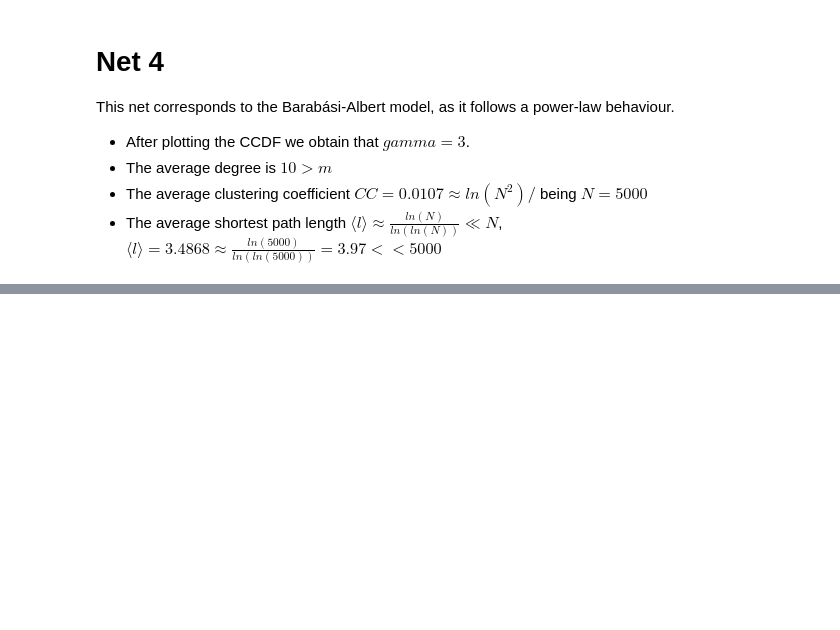
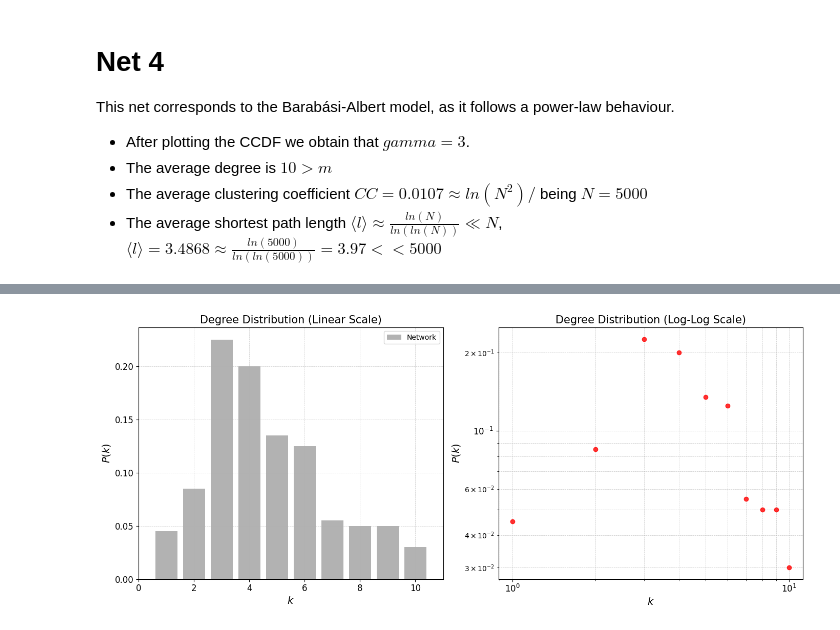
Before and after one commit to imiguelrodriguez/A1_ComplexNetworks, a Jupyter notebook: networks_analyzer.ipynb, the cells around one changed output, grey strips where cells are left out. Saved outputs shown, nothing was run; the diff lists cells and outputs as text; code cells hidden in the pictures; blank space fills up the shorter version.

```diff
--- a/networks_analyzer.ipynb
+++ b/networks_analyzer.ipynb
@@ -229,0 +232,4 @@ This net corresponds to the Barabási-Albert model, as it follows a power-law be
+# %%
+from utils import NetworkAnalyzer
+file_path = "networks/net5.net"
+net5 = NetworkAnalyzer(file_path)
@@ -229,0 +256,4 @@ This net corresponds to the Barabási-Albert model, as it follows a power-law be
+# %%
+net5.plot_histograms()
+# %% [output]
+[figure, added]
```
Also changed, not shown: parts of 9 cells of this notebook.
